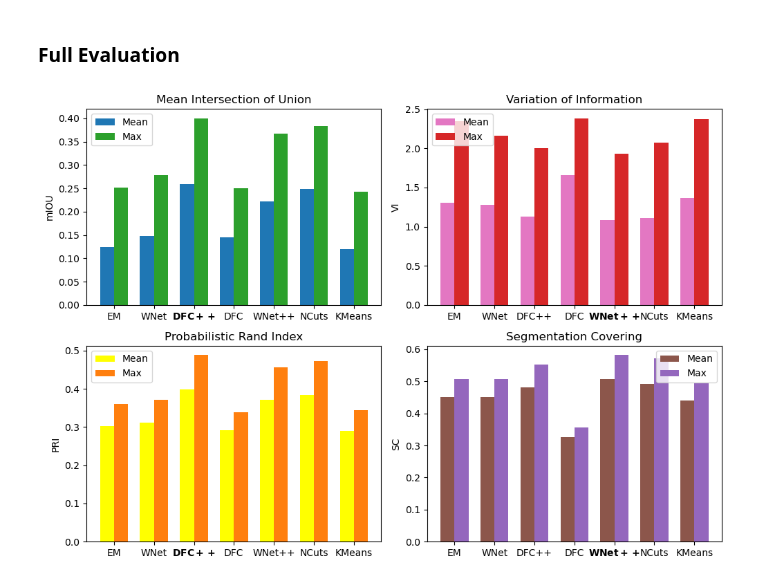
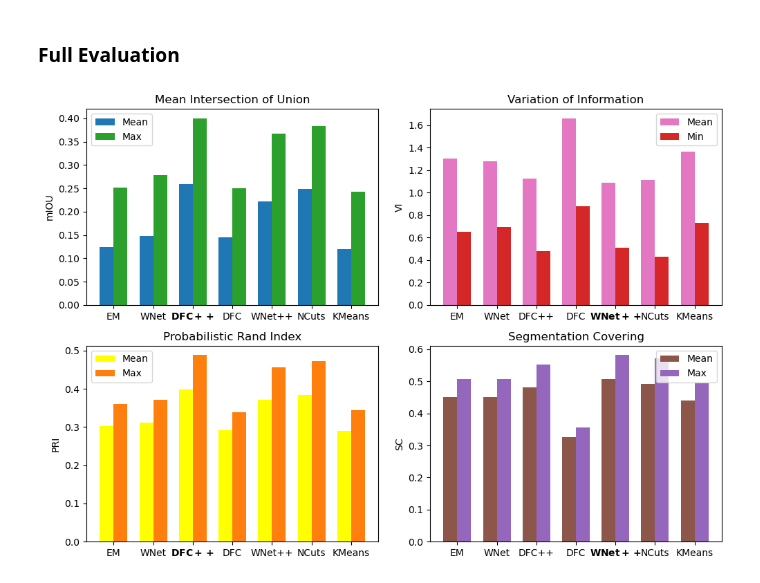
Before and after one commit to isaacwasserman/unsupervised_image_segmentation, a Jupyter notebook: notebook.ipynb, the cells around one changed output. Cells and saved outputs as stored; diff of their text form; code cells hidden in the pictures.

Commit message:
recomputed scores

```diff
--- a/notebook.ipynb
+++ b/notebook.ipynb
@@ -138,7 +146,7 @@ def plot_scores_together(scores, single=False):
     fig, axs = plt.subplots(2, 2, figsize=(10,7))
     addendum = f' ({id})' if single else ''
     ax1 = plot_scores(scores.keys(), scores, f'Mean Intersection of Union{addendum}', ["Mean", "Max"], "mIOU", ["tab:blue","tab:green"], higher_better=True, target_ax=axs[0,0])
-    ax2 = plot_scores(scores.keys(), scores, f'Variation of Information{addendum}', ["Mean", "Max"], "VI", ["tab:pink","tab:red"], higher_better=False, target_ax=axs[0,1])
+    ax2 = plot_scores(scores.keys(), scores, f'Variation of Information{addendum}', ["Mean", "Min"], "VI", ["tab:pink","tab:red"], higher_better=False, target_ax=axs[0,1])
     ax3 = plot_scores(scores.keys(), scores, f'Probabilistic Rand Index{addendum}', ["Mean", "Max"], "PRI", ["yellow","tab:orange"], higher_better=True, target_ax=axs[1,0])
     ax4 = plot_scores(scores.keys(), scores, f'Segmentation Covering{addendum}', ["Mean", "Max"], "SC", ["tab:brown","tab:purple"], higher_better=True, target_ax=axs[1,1])
     fig.tight_layout()
@@ -519,18 +527,18 @@ plot_scores_together(scores, single=True)
 # %% [markdown]
 ### Full Evaluation
 # %%
-use_precomputed = True
+use_precomputed = False
 if use_precomputed and os.path.exists("scores.json"):
     with open('scores.json', 'r') as f:
         scores = json.load(f)
 else:
     methods = [os.path.basename(directory) for directory in glob("output/*")]
     scores = {method: evaluate(f'output/{method}/csv') for method in methods}
     with open('scores.json', 'w') as f:
         json.dump(scores, f, indent=2)
 
 scores_ = {method: {metric: [scores[method][metric]['mean'],scores[method][metric]['max']] for metric in scores[method].keys()} for method in scores.keys()}
 
 plot_scores_together(scores_)
 # %% [output]
-[figure, old version]
+[figure, new version]
```
Also changed, not shown: parts of 3 cells of this notebook, 10 other files.
